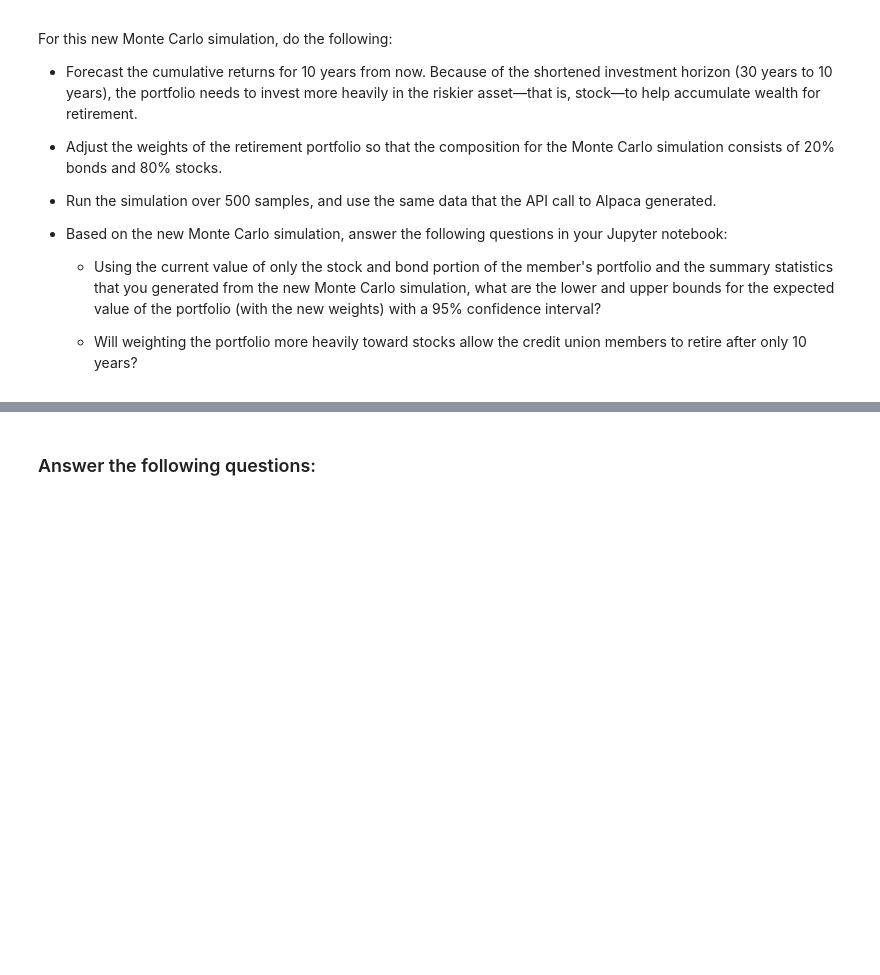
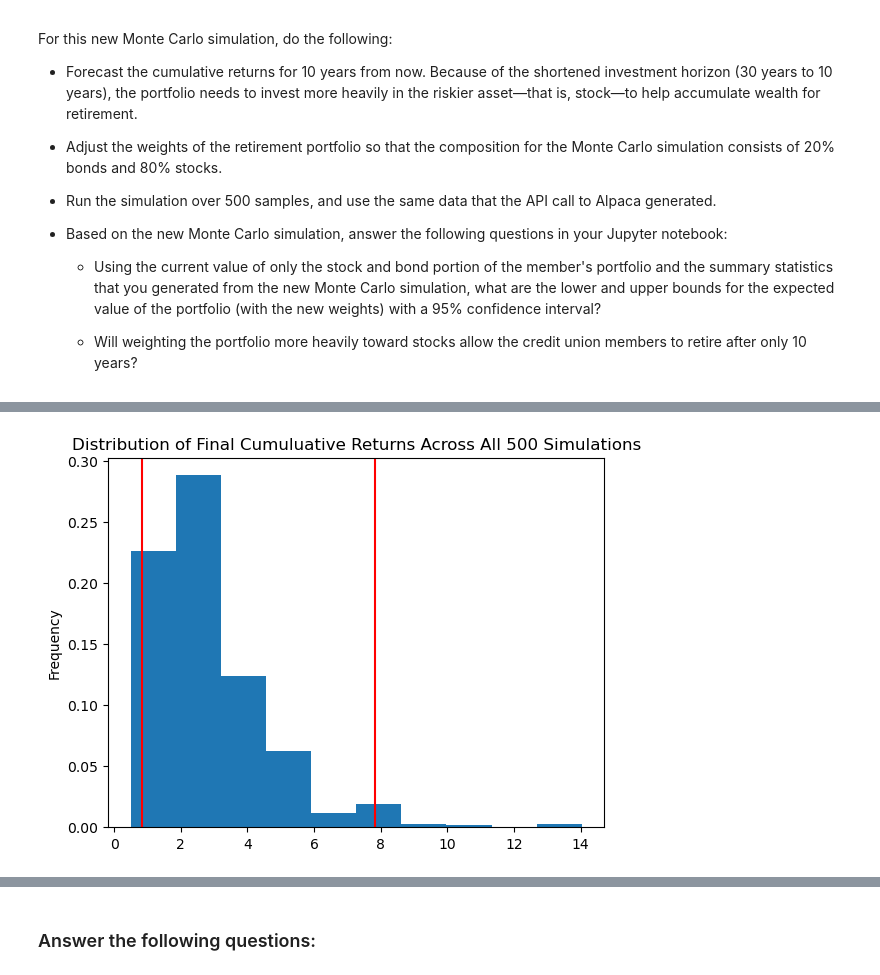
Before and after one commit to fonzeon/Financial-Planning, a Jupyter notebook: financial_planning_tools.ipynb, the cells around one changed output, grey strips where cells are left out. Cells and saved outputs as stored; diff of their text form; code cells hidden in the pictures; blank space fills up the shorter version.

```diff
--- a/financial_planning_tools.ipynb
+++ b/financial_planning_tools.ipynb
@@ -657,7 +715,10 @@ For this new Monte Carlo simulation, do the following:
 # %%
 # Visualize the probability distribution of the 10-year Monte Carlo simulation
 # by plotting a histogram
-# YOUR CODE HERE
+MC_sim_dist_plot = MC_10year.plot_distribution()
+MC_sim_dist_plot.get_figure().savefig('MC_30year_dist_plot.png',bbox_inches='tight')
+# %% [output]
+[figure, added]
 # %%
 # Generate summary statistics from the 10-year Monte Carlo simulation results
 # Save the results as a variable
```
Also changed, not shown: parts of 23 cells of this notebook, 2 other files.
